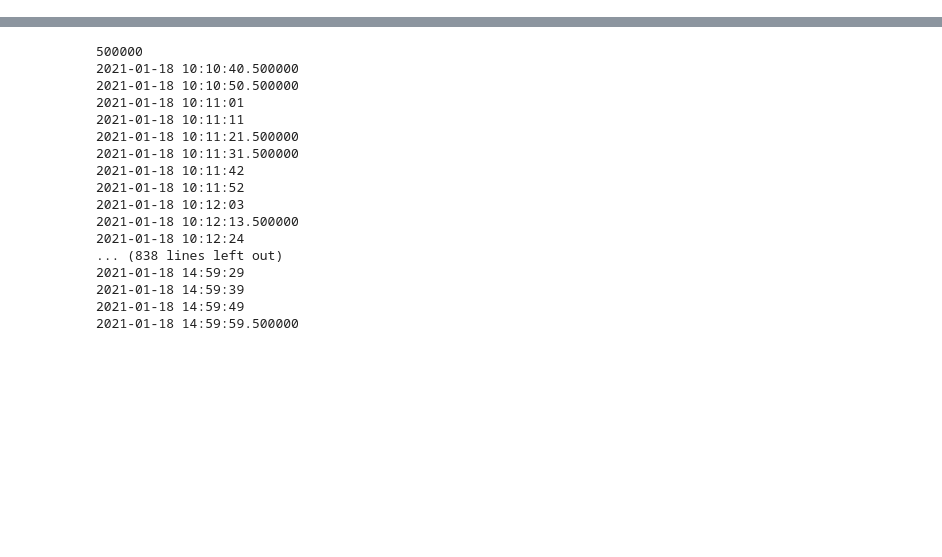
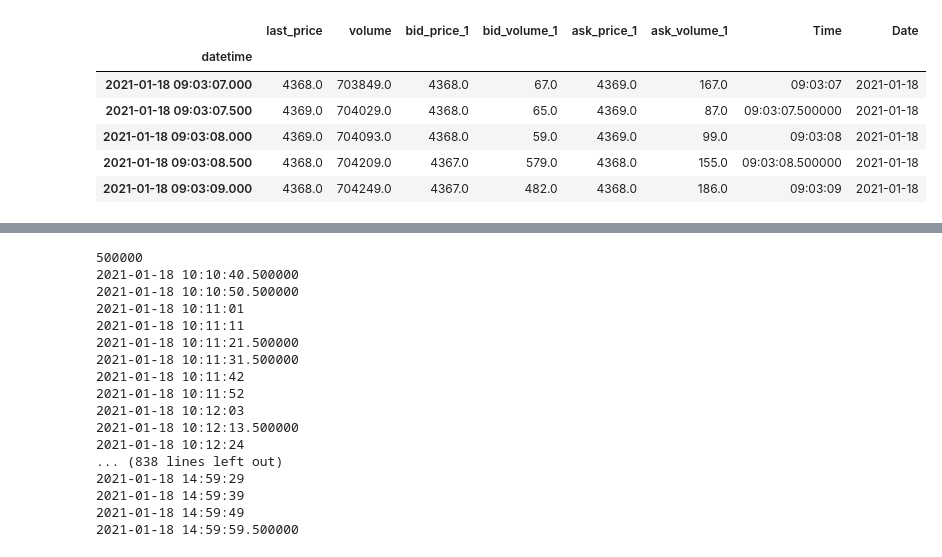
Before and after one commit to ccguself/HfqSelf, a Jupyter notebook: HfqSelf/demo_trade_log_analysis-checkpoint.ipynb, the cells around one changed output, grey strips where cells are left out. Saved outputs shown, nothing was run; the diff lists cells and outputs as text; code cells hidden in the pictures; blank space fills up the shorter version.

```diff
--- a/HfqSelf/demo_trade_log_analysis-checkpoint.ipynb
+++ b/HfqSelf/demo_trade_log_analysis-checkpoint.ipynb
@@ -4,7 +4,7 @@ import numpy as np
 import os
 from peewee import *
 # %%
-def fetch_data(beging_datetime="2021-01-17", end_datetime="2021-01-18", symbol="rb2105", db_path="D:\Trader\.vntrader\database.db"):
+def fetch_data(beging_datetime="2021-01-18", end_datetime="2021-01-18", symbol="rb2105", db_path="D:\Trader\.vntrader\database.db"):
     db = SqliteDatabase(db_path)
     market_log = pd.read_sql("select * from dbtickdata where (symbol='%s') and Date(datetime) between '%s' and '%s'" %(symbol, beging_datetime, end_datetime), db, parse_dates="datetime")
     return market_log
@@ -24,4 +12,4 @@ Index(['id', 'symbol', 'exchange', 'datetime', 'name', 'volume',
 # %%
 keep_columns = ["datetime", "last_price", "volume", "bid_price_1", "bid_volume_1", "ask_price_1", "ask_volume_1"]
 df = temp_df[keep_columns]
-df["datetime"] = df["datetime"]
+df['Time'],df['Date']= df['datetime'].apply(lambda x:x.time()), df['datetime'].apply(lambda x:x.date())
@@ -31,0 +40,2 @@ df.values.shape
+# %%
+df.set_index("datetime", inplace=True)
@@ -31,0 +53,10 @@ df.values.shape
+# %%
+df.head()
+# %% [output]
+|  | last_price | volume | bid_price_1 | bid_volume_1 | ask_price_1 | ask_volume_1 | Time | Date |
+| datetime |  |  |  |  |  |  |  |  |
+| 2021-01-18 09:03:07.000 | 4368.0 | 703849.0 | 4368.0 | 67.0 | 4369.0 | 167.0 | 09:03:07 | 2021-01-18 |
+| 2021-01-18 09:03:07.500 | 4369.0 | 704029.0 | 4368.0 | 65.0 | 4369.0 | 87.0 | 09:03:07.500000 | 2021-01-18 |
+| 2021-01-18 09:03:08.000 | 4369.0 | 704093.0 | 4368.0 | 59.0 | 4369.0 | 99.0 | 09:03:08 | 2021-01-18 |
+| 2021-01-18 09:03:08.500 | 4368.0 | 704209.0 | 4367.0 | 579.0 | 4368.0 | 155.0 | 09:03:08.500000 | 2021-01-18 |
+| 2021-01-18 09:03:09.000 | 4368.0 | 704249.0 | 4367.0 | 482.0 | 4368.0 | 186.0 | 09:03:09 | 2021-01-18 |
```
Also changed, not shown: parts of 8 cells of this notebook, 6 other files.
